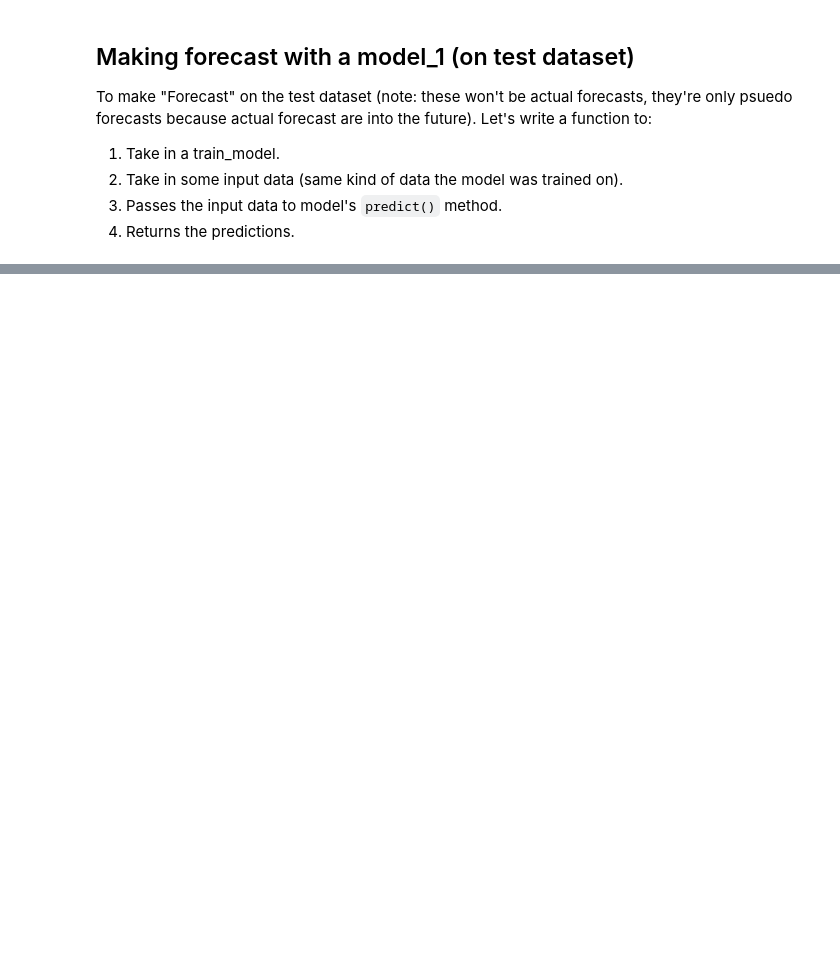
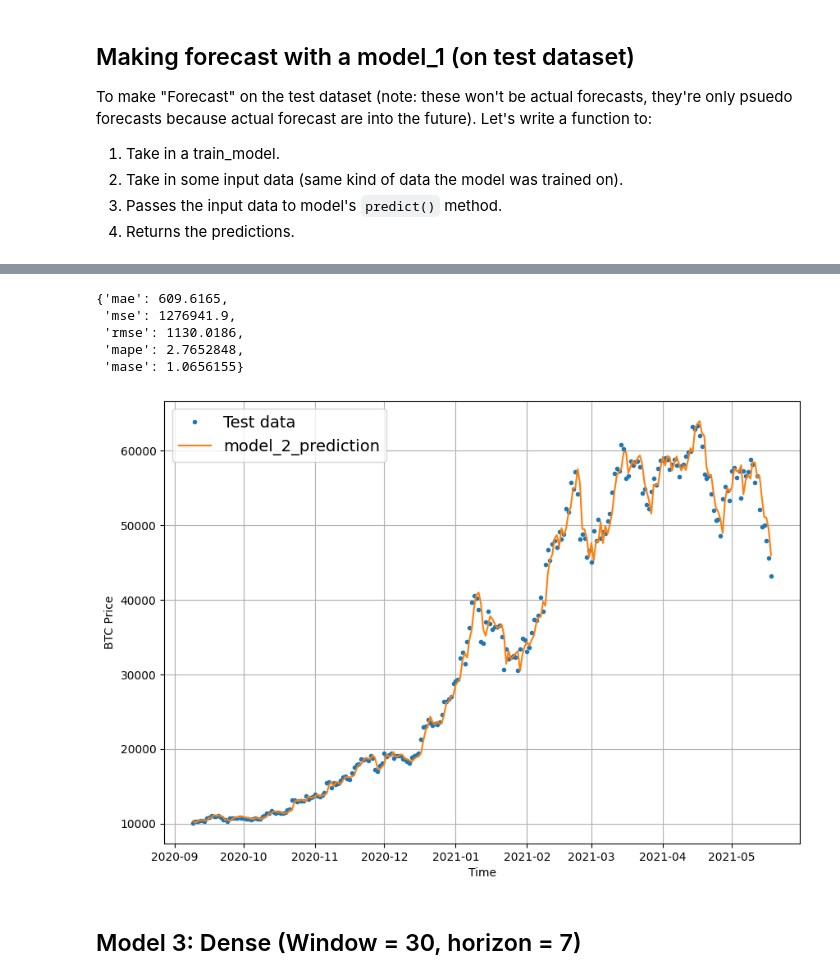
Before and after one commit to Rajeeb321123/Deep-learning-tensorFlow-Journey, a Jupyter notebook: 10_time_series_forecasting_with_tensorflow_video.ipynb, the cells around one changed output, grey strips where cells are left out. Drawn from its saved outputs; the diff is of its cells as text; code cells hidden in the pictures; blank space fills up the shorter version.

```diff
--- a/10_time_series_forecasting_with_tensorflow_video.ipynb
+++ b/10_time_series_forecasting_with_tensorflow_video.ipynb
@@ -822,0 +901,4 @@ def make_preds(model, input_data):
+# %%
+# Make recreate window data with appropriate horizon and window sizes
+full_windows, full_labels = make_windows(prices, window_size = WINDOW_SIZE, horizon = HORIZON)
+len(full_windows), len(full_labels)
@@ -822,0 +924,4 @@ def make_preds(model, input_data):
+# %%
+# Create train and test windows for new window
+train_windows, test_windows, train_labels, test_labels = make_train_test_splits(windows=full_windows, labels=full_labels, test_split=0.2)
+len(train_windows), len(test_windows), len(train_labels), len(test_labels)
@@ -822,0 +1004,4 @@ def make_preds(model, input_data):
+# %%
+# Load in the best performing model of model_2
+model_2 = tf.keras.models.load_model("/content/model_experiment/model_2_dense")
+model_2.evaluate(test_windows, test_labels)
@@ -822,0 +1011,4 @@ def make_preds(model, input_data):
+# %%
+# Get forecast predictions
+model_2_preds = make_preds(model_2,
+                           input_data = test_windows)
@@ -822,0 +1017,27 @@ def make_preds(model, input_data):
+# %%
+model_2_results = evaluate_preds(y_true = tf.squeeze(test_labels),
+                                 y_pred= model_2_preds)
+model_2_results
+# %% [output]
+{'mae': 609.6165,
+ 'mse': 1276941.9,
+ 'rmse': 1130.0186,
+ 'mape': 2.7652848,
+ 'mase': 1.0656155}
+# %%
+offset = 300 # for zoom in
+plt.figure(figsize=(10, 7))
+# Account for test window offset when plotting
+plot_time_series(timesteps=X_test[(-len(test_windows)):],
+                 values = test_labels[:, 0],
+                 start=offset,
+                 label="Test data")
+plot_time_series(timesteps=X_test[(-len(test_windows)):],
+                 values = model_2_preds,
+                 format="-",
+                 start=offset,
+                 label="model_2_prediction")
+# %% [output]
+[figure, added]
+# %% [markdown]
+## Model 3: Dense (Window = 30, horizon = 7)
```
Also changed, not shown: parts of 27 cells of this notebook.
